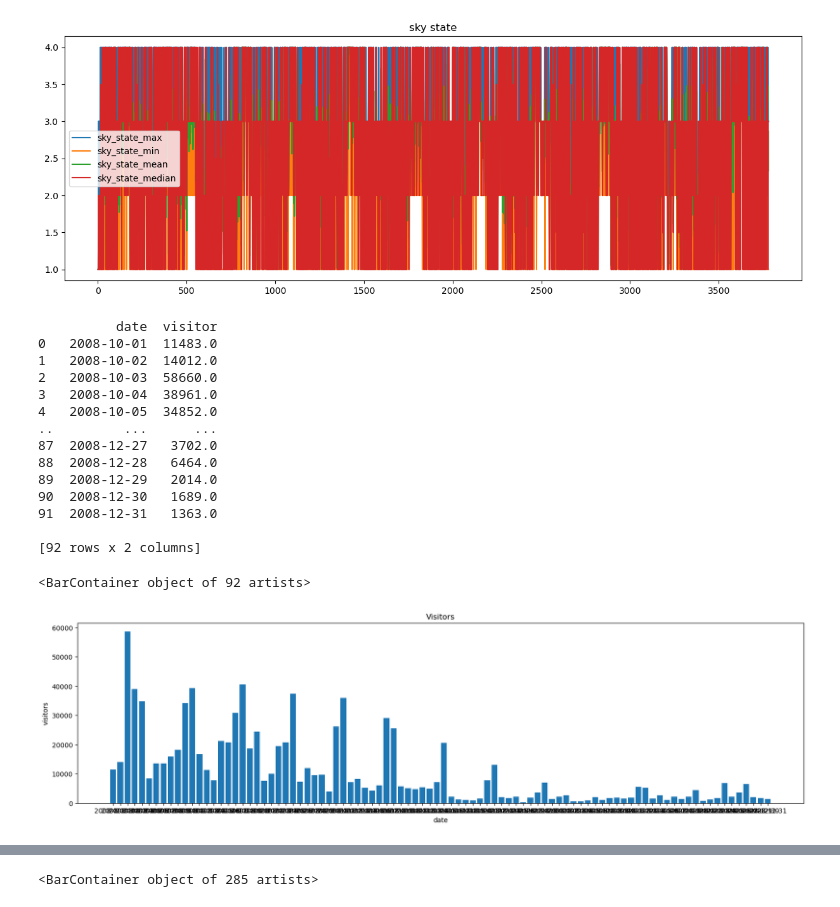
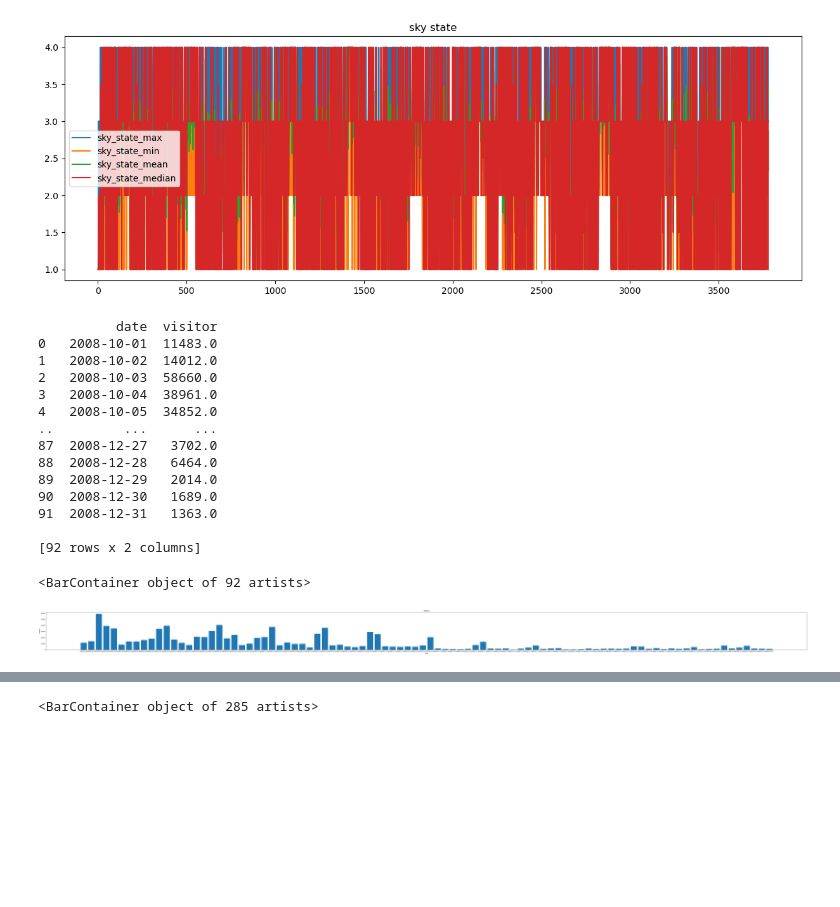
Before and after one commit to jrary/DataScienceTermProject, a Jupyter notebook: src/dataVisualization.ipynb, the cells around one changed output, grey strips where cells are left out. Cells and saved outputs as stored; diff of their text form; code cells hidden in the pictures; blank space fills up the shorter version.

```diff
--- a/src/dataVisualization.ipynb
+++ b/src/dataVisualization.ipynb
@@ -234,35 +234,35 @@ import pandas as pd
 import datetime as dt
 df = pd.read_csv('./assets/output/visitors.csv')
 df['visitor'] = df['visitor'].str.replace(',', '').astype(float)
 
 df['date'] = df['date'].astype(str)
 df = df[df['date'].str.startswith('2008')]
 
 print(df)
 
-plt.figure(figsize=(20,5))
+plt.figure(figsize=(100,5))
 plt.title("Visitors")
 plt.xlabel("date")
 plt.ylabel("visitors")
 
 plt.bar(df['date'],df['visitor'])
 # %% [output]
           date  visitor
 0   2008-10-01  11483.0
 1   2008-10-02  14012.0
 2   2008-10-03  58660.0
 3   2008-10-04  38961.0
 4   2008-10-05  34852.0
 ..         ...      ...
 87  2008-12-27   3702.0
 88  2008-12-28   6464.0
 89  2008-12-29   2014.0
 90  2008-12-30   1689.0
 91  2008-12-31   1363.0
 
 [92 rows x 2 columns]
 <BarContainer object of 92 artists>
-[figure, old version]
+[figure, new version]
 # %%
 import matplotlib.pyplot as plt
 import pandas as pd
```
Also changed, not shown: parts of 6 cells of this notebook.
